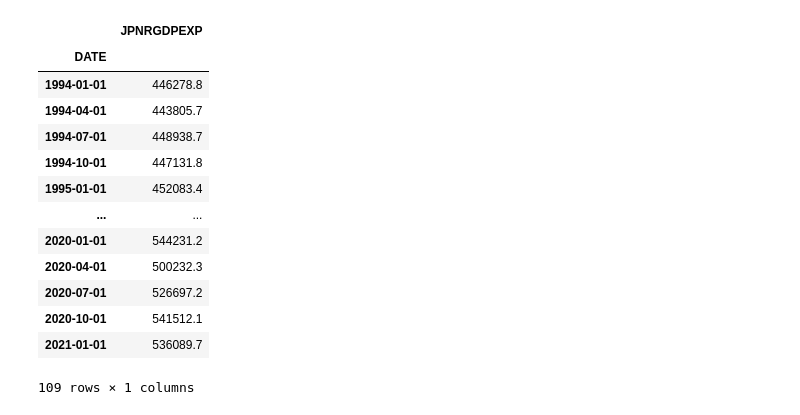
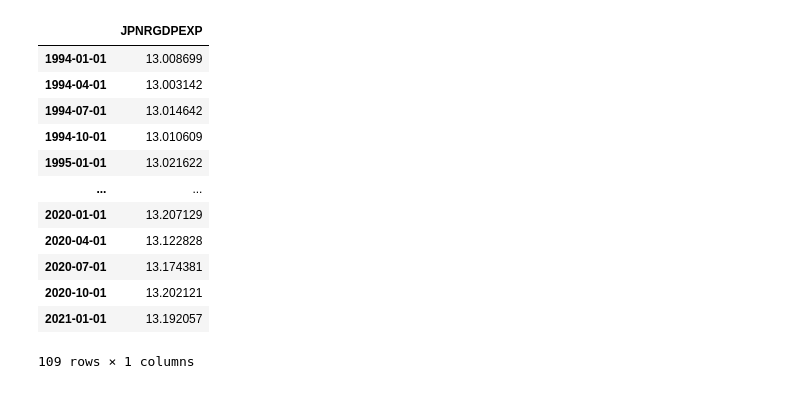
Before and after one commit to kmrnykgbn/empirical-macroeconomics, a Jupyter notebook: time_series_analysis/src/StateSpaceModel.ipynb, the cells around one changed output. Drawn from its saved outputs; the diff is of its cells as text; code cells hidden in the pictures.

```diff
--- a/time_series_analysis/src/StateSpaceModel.ipynb
+++ b/time_series_analysis/src/StateSpaceModel.ipynb
@@ -11,27 +11,29 @@ import matplotlib.pyplot as plt
 from scipy.signal import lfilter
 
 orig_df = web.DataReader('JPNRGDPEXP', 'fred' ,start = datetime.datetime(1994,1,1),end = datetime.datetime(2021,1,1))
-df = orig_df.copy()
-df
-# %% [output]
-|  | JPNRGDPEXP |
-| DATE |  |
-| 1994-01-01 | 446278.8 |
-| 1994-04-01 | 443805.7 |
-| 1994-07-01 | 448938.7 |
-| 1994-10-01 | 447131.8 |
-| 1995-01-01 | 452083.4 |
-| ... | ... |
-| 2020-01-01 | 544231.2 |
-| 2020-04-01 | 500232.3 |
-| 2020-07-01 | 526697.2 |
-| 2020-10-01 | 541512.1 |
-| 2021-01-01 | 536089.7 |
-109 rows × 1 columns
 # %%
-df = df.dropna(how='any')
-index = pd.date_range(df.index[0], periods=df.shape[0], freq="QS")
-df.set_index(index, inplace=True)
+# transform data
+orig_df = orig_df.dropna(how='any')
+index = pd.date_range(orig_df.index[0], periods=orig_df.shape[0], freq="QS")
+orig_df.set_index(index, inplace=True)
+
+# take log
+df = np.log(orig_df)
+df
+# %% [output]
+|  | JPNRGDPEXP |
+| 1994-01-01 | 13.008699 |
+| 1994-04-01 | 13.003142 |
+| 1994-07-01 | 13.014642 |
+| 1994-10-01 | 13.010609 |
+| 1995-01-01 | 13.021622 |
+| ... | ... |
+| 2020-01-01 | 13.207129 |
+| 2020-04-01 | 13.122828 |
+| 2020-07-01 | 13.174381 |
+| 2020-10-01 | 13.202121 |
+| 2021-01-01 | 13.192057 |
+109 rows × 1 columns
 # %%
 # model parameters
 nobs = len(df)
```
Also changed, not shown: parts of 7 cells of this notebook.
